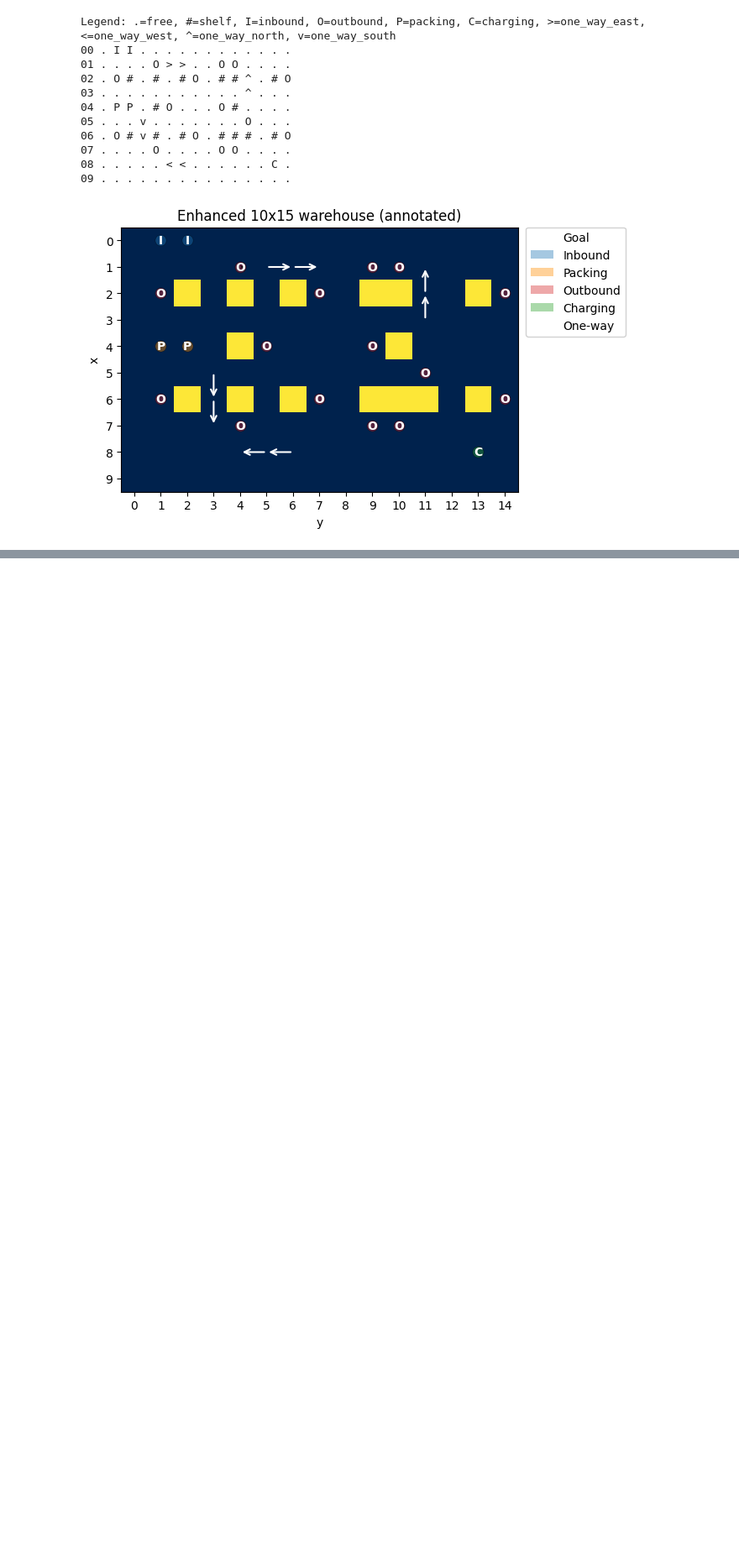
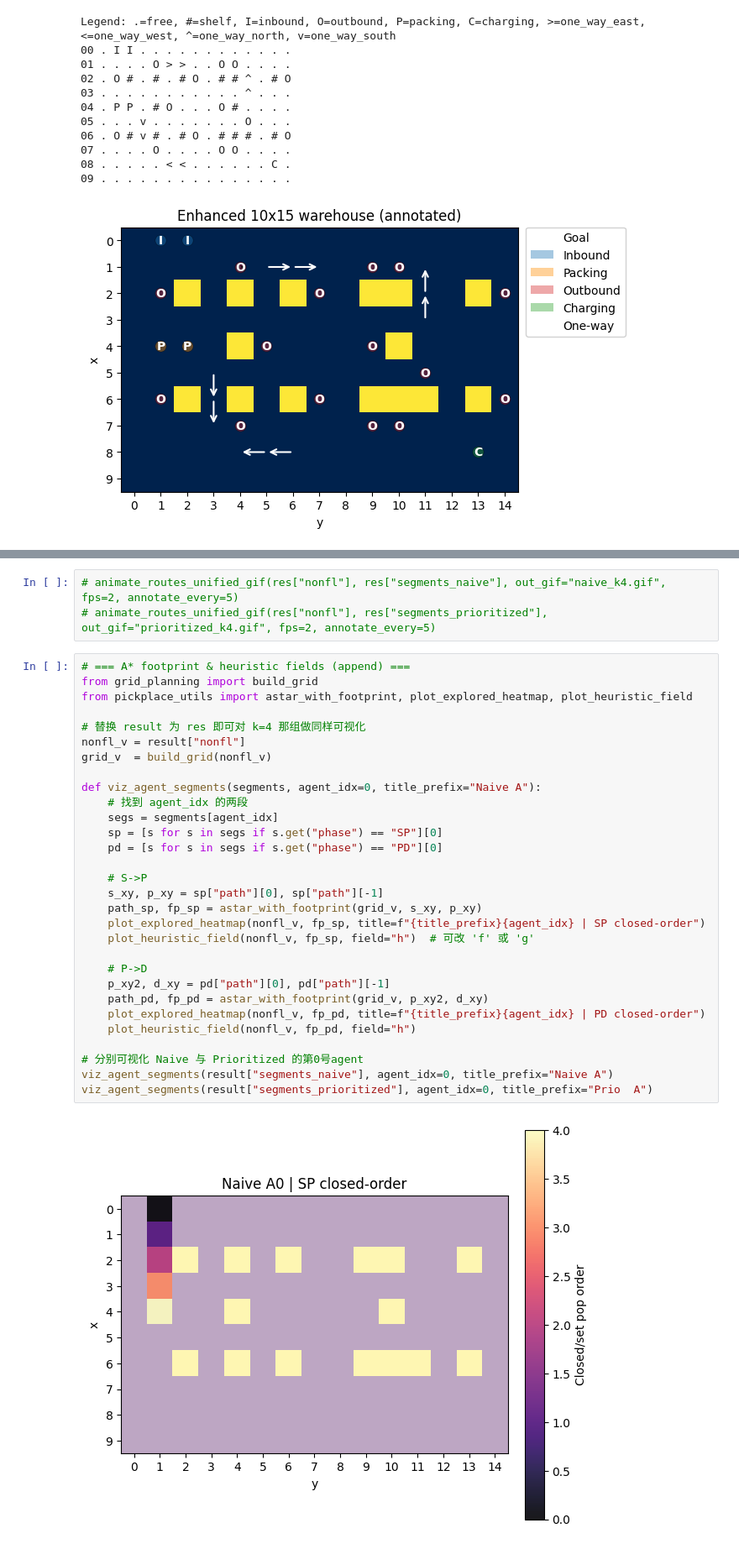
Before and after one commit to DaisioSK/CS5446-Warehouse-Robot, a Jupyter notebook: CS5446_warehouse_robot_clean.ipynb, the cells around one changed output, grey strips where cells are left out. Shown at 84% size. Saved outputs shown, nothing was run; the diff lists cells and outputs as text; blank space fills up the shorter version.

```diff
--- a/CS5446_warehouse_robot_clean.ipynb
+++ b/CS5446_warehouse_robot_clean.ipynb
@@ -315,0 +381,35 @@ Saved GIF to: sequential_2.gif
+# %%
+# animate_routes_unified_gif(res["nonfl"], res["segments_naive"], out_gif="naive_k4.gif", fps=2, annotate_every=5)
+# animate_routes_unified_gif(res["nonfl"], res["segments_prioritized"], out_gif="prioritized_k4.gif", fps=2, annotate_every=5)
+# %%
+# === A* footprint & heuristic fields (append) ===
+from grid_planning import build_grid
+from pickplace_utils import astar_with_footprint, plot_explored_heatmap, plot_heuristic_field
+
+# 替换 result 为 res 即可对 k=4 那组做同样可视化
+nonfl_v = result["nonfl"]
+grid_v  = build_grid(nonfl_v)
+
+def viz_agent_segments(segments, agent_idx=0, title_prefix="Naive A"):
+    # 找到 agent_idx 的两段
+    segs = segments[agent_idx]
+    sp = [s for s in segs if s.get("phase") == "SP"][0]
+    pd = [s for s in segs if s.get("phase") == "PD"][0]
+
+    # S->P
+    s_xy, p_xy = sp["path"][0], sp["path"][-1]
+    path_sp, fp_sp = astar_with_footprint(grid_v, s_xy, p_xy)
+    plot_explored_heatmap(nonfl_v, fp_sp, title=f"{title_prefix}{agent_idx} | SP closed-order")
+    plot_heuristic_field(nonfl_v, fp_sp, field="h")  # 可改 'f' 或 'g'
+
+    # P->D
+    p_xy2, d_xy = pd["path"][0], pd["path"][-1]
+    path_pd, fp_pd = astar_with_footprint(grid_v, p_xy2, d_xy)
+    plot_explored_heatmap(nonfl_v, fp_pd, title=f"{title_prefix}{agent_idx} | PD closed-order")
+    plot_heuristic_field(nonfl_v, fp_pd, field="h")
+
+# 分别可视化 Naive 与 Prioritized 的第0号agent
+viz_agent_segments(result["segments_naive"], agent_idx=0, title_prefix="Naive A")
+viz_agent_segments(result["segments_prioritized"], agent_idx=0, title_prefix="Prio  A")
+# %% [output]
+[figure, added]
```
Also changed, not shown: parts of 9 cells of this notebook, 4 other files.
